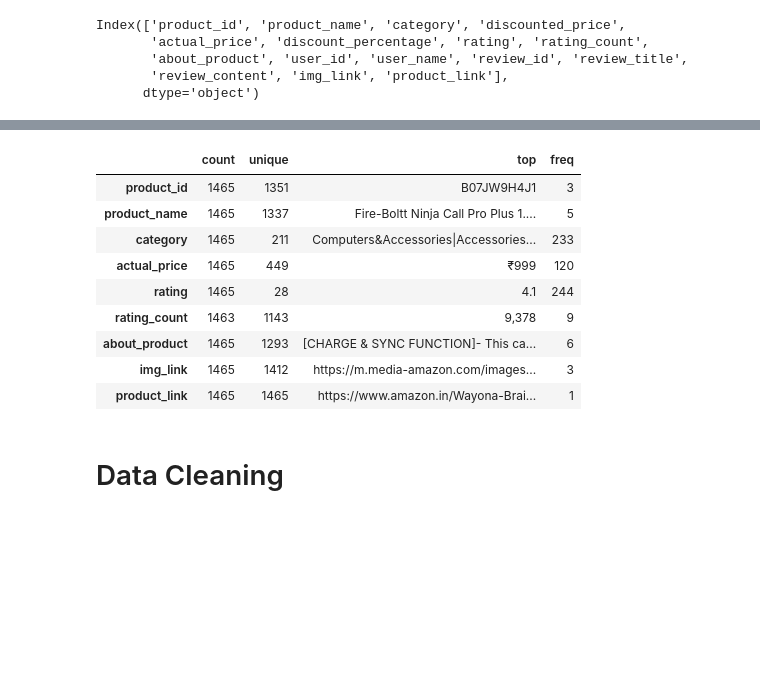
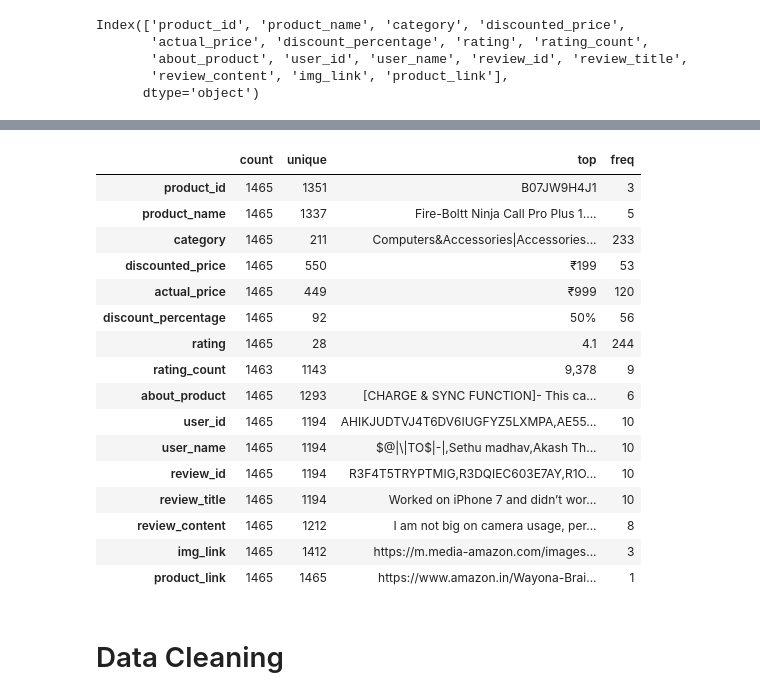
Before and after one commit to Mindulee1018/IRWA-Project, a Jupyter notebook: Recommendation_system.ipynb, the cells around one changed output, grey strips where cells are left out. Saved outputs shown, nothing was run; the diff lists cells and outputs as text; code cells hidden in the pictures; blank space fills up the shorter version.

```diff
--- a/Recommendation_system.ipynb
+++ b/Recommendation_system.ipynb
@@ -58,15 +61,22 @@ train_data.shape
 # %%
 #describe the data
-train_data.describe().T
+df.describe().T
 # %% [output]
 |  | count | unique | top | freq |
 | product_id | 1465 | 1351 | B07JW9H4J1 | 3 |
 | product_name | 1465 | 1337 | Fire-Boltt Ninja Call Pro Plus 1.... | 5 |
 | category | 1465 | 211 | Computers&Accessories|Accessories... | 233 |
+| discounted_price | 1465 | 550 | ₹199 | 53 |
 | actual_price | 1465 | 449 | ₹999 | 120 |
+| discount_percentage | 1465 | 92 | 50% | 56 |
 | rating | 1465 | 28 | 4.1 | 244 |
 | rating_count | 1463 | 1143 | 9,378 | 9 |
 | about_product | 1465 | 1293 | [CHARGE & SYNC FUNCTION]- This ca... | 6 |
+| user_id | 1465 | 1194 | AHIKJUDTVJ4T6DV6IUGFYZ5LXMPA,AE55... | 10 |
+| user_name | 1465 | 1194 | $@|\|TO$|-|,Sethu madhav,Akash Th... | 10 |
+| review_id | 1465 | 1194 | R3F4T5TRYPTMIG,R3DQIEC603E7AY,R1O... | 10 |
+| review_title | 1465 | 1194 | Worked on iPhone 7 and didn’t wor... | 10 |
+| review_content | 1465 | 1212 | I am not big on camera usage, per... | 8 |
 | img_link | 1465 | 1412 | https://m.media-amazon.com/images... | 3 |
 | product_link | 1465 | 1465 | https://www.amazon.in/Wayona-Brai... | 1 |
 # %% [markdown]
```
Also changed, not shown: parts of 30 cells of this notebook.
